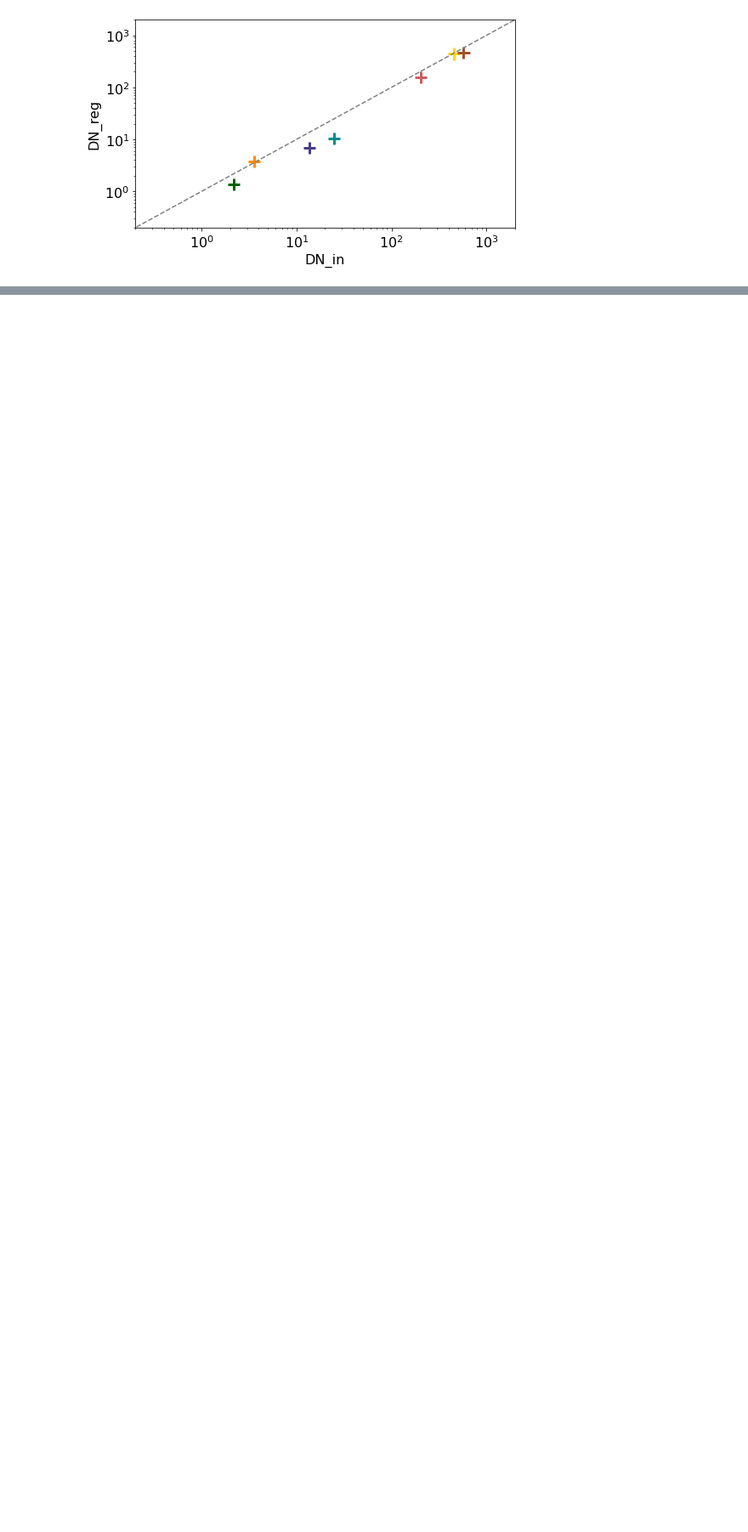
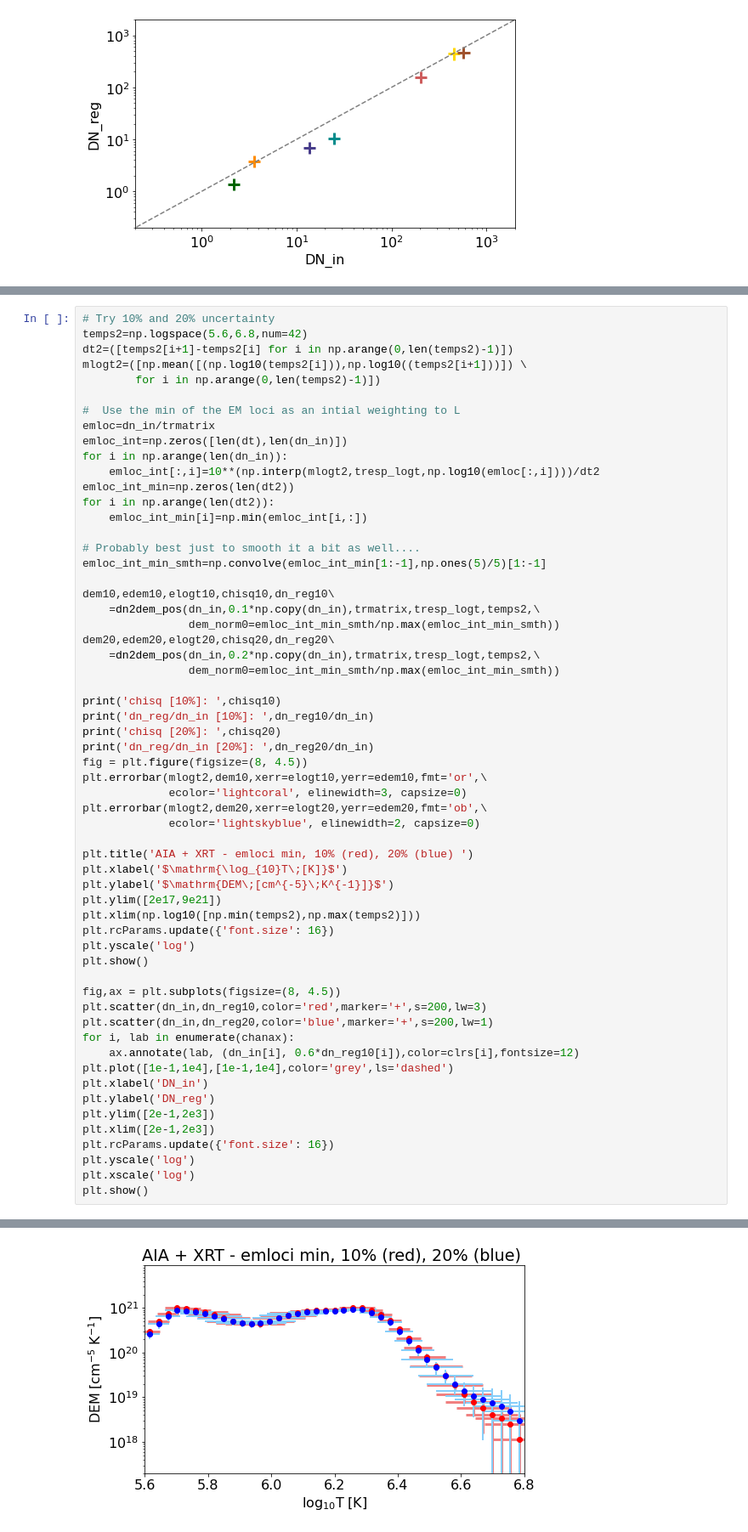
Before and after one commit to ianan/axn_example, a Jupyter notebook: ax_sep2020.ipynb, the cells around one changed output, grey strips where cells are left out. Shown at 85% size. Cells and saved outputs as stored; diff of their text form; blank space fills up the shorter version.

```diff
--- a/axn_sep2020.ipynb
+++ b/ax_sep2020.ipynb
@@ -456,0 +547,60 @@ dn_reg/dn_in:  [0.79829174 0.74503281 1.10838966 0.9749539  1.00562174 0.7693423
+# %%
+# Try 10% and 20% uncertainty
+temps2=np.logspace(5.6,6.8,num=42)
+dt2=([temps2[i+1]-temps2[i] for i in np.arange(0,len(temps2)-1)])
+mlogt2=([np.mean([(np.log10(temps2[i])),np.log10((temps2[i+1]))]) \
+        for i in np.arange(0,len(temps2)-1)])
+
+#  Use the min of the EM loci as an intial weighting to L
+emloc=dn_in/trmatrix
+emloc_int=np.zeros([len(dt),len(dn_in)])
+for i in np.arange(len(dn_in)):
+    emloc_int[:,i]=10**(np.interp(mlogt2,tresp_logt,np.log10(emloc[:,i])))/dt2
+emloc_int_min=np.zeros(len(dt2))
+for i in np.arange(len(dt2)):
+    emloc_int_min[i]=np.min(emloc_int[i,:])
+
+# Probably best just to smooth it a bit as well....
+emloc_int_min_smth=np.convolve(emloc_int_min[1:-1],np.ones(5)/5)[1:-1]
+
+dem10,edem10,elogt10,chisq10,dn_reg10\
+    =dn2dem_pos(dn_in,0.1*np.copy(dn_in),trmatrix,tresp_logt,temps2,\
+                dem_norm0=emloc_int_min_smth/np.max(emloc_int_min_smth))
+dem20,edem20,elogt20,chisq20,dn_reg20\
+    =dn2dem_pos(dn_in,0.2*np.copy(dn_in),trmatrix,tresp_logt,temps2,\
+                dem_norm0=emloc_int_min_smth/np.max(emloc_int_min_smth))
+
+print('chisq [10%]: ',chisq10)
+print('dn_reg/dn_in [10%]: ',dn_reg10/dn_in)
+print('chisq [20%]: ',chisq20)
+print('dn_reg/dn_in [20%]: ',dn_reg20/dn_in)
+fig = plt.figure(figsize=(8, 4.5))
+plt.errorbar(mlogt2,dem10,xerr=elogt10,yerr=edem10,fmt='or',\
+             ecolor='lightcoral', elinewidth=3, capsize=0)
+plt.errorbar(mlogt2,dem20,xerr=elogt20,yerr=edem20,fmt='ob',\
+             ecolor='lightskyblue', elinewidth=2, capsize=0)
+
+plt.title('AIA + XRT - emloci min, 10% (red), 20% (blue) ')
+plt.xlabel('$\mathrm{\log_{10}T\;[K]}$')
+plt.ylabel('$\mathrm{DEM\;[cm^{-5}\;K^{-1}]}$')
+plt.ylim([2e17,9e21])
+plt.xlim(np.log10([np.min(temps2),np.max(temps2)]))
+plt.rcParams.update({'font.size': 16})
+plt.yscale('log')
+plt.show()
+
+fig,ax = plt.subplots(figsize=(8, 4.5))
+plt.scatter(dn_in,dn_reg10,color='red',marker='+',s=200,lw=3)
+plt.scatter(dn_in,dn_reg20,color='blue',marker='+',s=200,lw=1)
+for i, lab in enumerate(chanax):
+    ax.annotate(lab, (dn_in[i], 0.6*dn_reg10[i]),color=clrs[i],fontsize=12)
+plt.plot([1e-1,1e4],[1e-1,1e4],color='grey',ls='dashed')
+plt.xlabel('DN_in')
+plt.ylabel('DN_reg')
+plt.ylim([2e-1,2e3])
+plt.xlim([2e-1,2e3])
+plt.rcParams.update({'font.size': 16})
+plt.yscale('log')
+plt.xscale('log')
+plt.show()
+# %% [output]
@@ -456,0 +613 @@ dn_reg/dn_in:  [0.79829174 0.74503281 1.10838966 0.9749539  1.00562174 0.7693423
+[figure, added]
```
Also changed, not shown: parts of 7 cells of this notebook.
